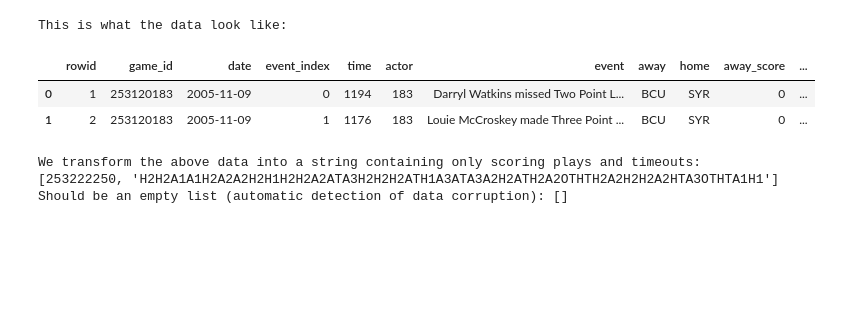
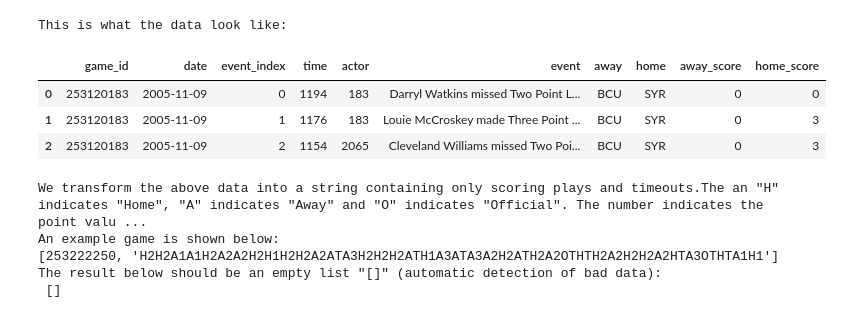
Before and after one commit to mattfred10/Timeout-Analyzer, a Jupyter notebook: Matching_Analysis.ipynb, the cells around one changed output. Drawn from its saved outputs; the diff is of its cells as text; code cells hidden in the pictures; blank space fills up the shorter version.

Commit message:
Should have pushed a while ago

```diff
--- a/Matching_Analysis.ipynb
+++ b/Matching_Analysis.ipynb
@@ -204,11 +219,19 @@ game_sequences = read_list('./data/game_sequences.csv')
 # %%
+# Get data from the DB.
 conn = sqlite3.connect('./data/CBBdb.sqlite3')
 curr = conn.cursor()
 
 # Exclude bad data
 # It might be possible to salvage some of these games as they were frequently a single line where the
-# points were added to the wrong team and corrected on the next line.
-data = pd.read_sql_query("""SELECT rowid,*
+# points were added to the wrong team and corrected on the next line. Some games were excluded because
+# ESPN did not have labels for them. These games were universally blowouts against very small schools and I think
+# it best that they are not included anyway as they are not representative of competitive college games.
+# It should be possible to impute this information, but I don't think it would have a meaningful effect on the
+# outcomes.
+
+# Games can be plugged into http://www.espn.com/mens-college-basketball/playbyplay?gameId=$game_id$
+# to view original data.
+data = pd.read_sql_query("""SELECT *
                         FROM playbyplay
                         WHERE game_id not in ('253240066', '253510006', '260692440', '283190221',
                         '283192166', '283190201', '293170264', '283342390', '293172633', '303172239', '290450275',
@@ -245,17 +268,26 @@ data = pd.read_sql_query("""SELECT rowid,*
                         '400505535', '303650021', '300070043', '313390050', '303172275', '303160338', '303182515',
                         '313500331')""", conn)
 conn.close()
+#del data['rowid'] # Redundant with pandas index.
 # Ensure that numbers are numeric values and not strings.
-del data['rowid']
+
 data = data.apply(pd.to_numeric,errors='ignore')
-# %%
-print('This is what the data look like:')
-data.head(2)
-# %% [output]
-This is what the data look like:
-|  | rowid | game_id | date | event_index | time | actor | event | away | home | away_score | ... |
-| 0 | 1 | 253120183 | 2005-11-09 | 0 | 1194 | 183 | Darryl Watkins missed Two Point L... | BCU | SYR | 0 | ... |
-| 1 | 2 | 253120183 | 2005-11-09 | 1 | 1176 | 183 | Louie McCroskey made Three Point ... | BCU | SYR | 0 | ... |
+# %%
+print('This is what the data look like:')
+# game_id :  ESPN gameid number
+# date : date that the game was played
+# event_index : sequence of play by play event
+# time : remain time in period
+# actor : ESPN code for team
+# event : written description of the play
+# away, home, away_score, home_score, what you would expect
+data.head(3)
+# %% [output]
+This is what the data look like:
+|  | game_id | date | event_index | time | actor | event | away | home | away_score | home_score |
+| 0 | 253120183 | 2005-11-09 | 0 | 1194 | 183 | Darryl Watkins missed Two Point L... | BCU | SYR | 0 | 0 |
+| 1 | 253120183 | 2005-11-09 | 1 | 1176 | 183 | Louie McCroskey made Three Point ... | BCU | SYR | 0 | 3 |
+| 2 | 253120183 | 2005-11-09 | 2 | 1154 | 2065 | Cleveland Williams missed Two Poi... | BCU | SYR | 0 | 3 |
 # %%
 # We need to divide games into periods so that we don't span halftime,
 # overtime periods or different games. ESPN doesn't mark this difference,
@@ -282,9 +314,10 @@ for i, row in data.iterrows():
 periods.append(data[lastindex:i])
 # %%
 # Now, we transform the data into strings of scores and timeouts.
-# This method is a lot more sensitive to out of order events than the previous method, so I found more bad games
-bad_games = []
-game_sequences = []
+# I used a string conversion here because regex made this analysis
+# easier and it's an easy way to see all of the important events
+bad_games = [] # Store bad games and remove them during SQL query - should be empty
+game_sequences = [] # List of all of the game sequences
 last_game_id = -1
 for period in periods:
     game_id = period.game_id.values[0]
@@ -300,8 +333,8 @@ for period in periods:
         points = (row.home_score - last_home) - (row.away_score - last_away)
         # We need to make sure that the sequence is accurate, otherwise 2 digit scores throw off the analysis
         if points > 3 or points < -3:
-            # This should be empty at the end
             bad_games.append(row.game_id)
+            break
         last_home = row.home_score
         last_away = row.away_score
         if 'timeout' in row.event.lower():
@@ -314,26 +347,35 @@ for period in periods:
                     game_sequence += 'AT'
             else:
                 bad_games.append(str(game_id))
+                break
         elif points > 0:
             game_sequence += 'H' + str(points)
         elif points < 0:
             game_sequence += 'A' + str(abs(points))
+
     # Get current values so we can make sure we have the correct starting score
     last_game_id = game_id
     last_home = period.iloc[-1].home_score
     last_away = period.iloc[-1].away_score
 
+    # We could exclude uncompetitive games here (e.g., average score margin > x or final margin > y)
+
     game_sequences.append([game_id, game_sequence])
 
 # Check a random value to make sure it's correct
-print('We transform the above data into a string containing only scoring plays and timeouts:')
+print('We transform the above data into a string containing only scoring plays and timeouts.' + \
+      'The an "H" indicates "Home", "A" indicates "Away" and "O" indicates "Official". The ' + \
+      'number indicates the point value of the play (i.e., 1 is a free throw, 3 is a three ' + \
+      'pointer). "T" is a timeout.\nAn example game is shown below:')
 print(game_sequences[42])
-#print("', '".join(set(bad_games)))
-print('Should be an empty list (automatic detection of data corruption):', bad_games)
+#print("', '".join(set(bad_games))) # Output bad games in a convenient format for SQL exclusion
+print('The result below should be an empty list "[]" (automatic detection of bad data):\n', bad_games)
 # %% [output]
-We transform the above data into a string containing only scoring plays and timeouts:
+We transform the above data into a string containing only scoring plays and timeouts.The an "H" indicates "Home", "A" indicates "Away" and "O" indicates "Official". The number indicates the point valu ...
+An example game is shown below:
 [253222250, 'H2H2A1A1H2A2A2H2H1H2H2A2ATA3H2H2H2ATH1A3ATA3A2H2ATH2A2OTHTH2A2H2H2A2HTA3OTHTA1H1']
-Should be an empty list (automatic detection of data corruption): []
+The result below should be an empty list "[]" (automatic detection of bad data):
+ []
 # %%
 # Some of the above is a bit slow so we can read/write here
 # Used a csv for readability. Pickle would also have worked.
```
Also changed, not shown: parts of 23 cells of this notebook.
